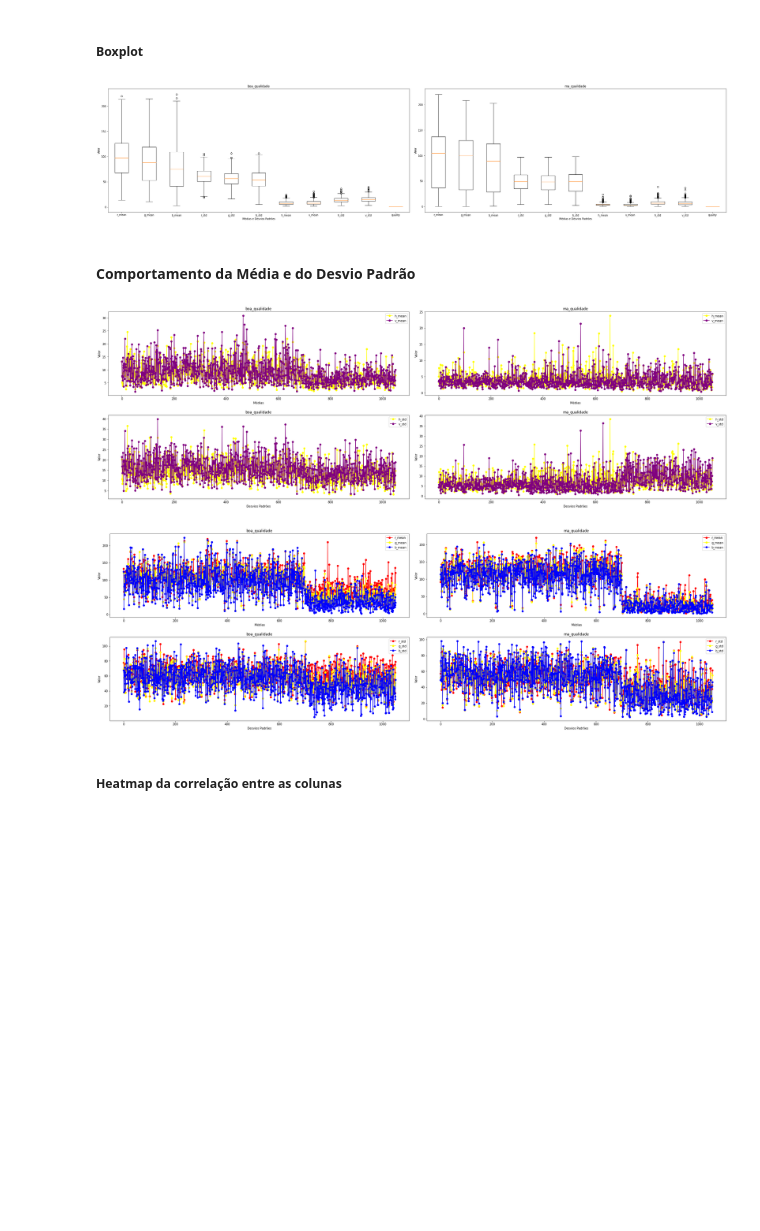
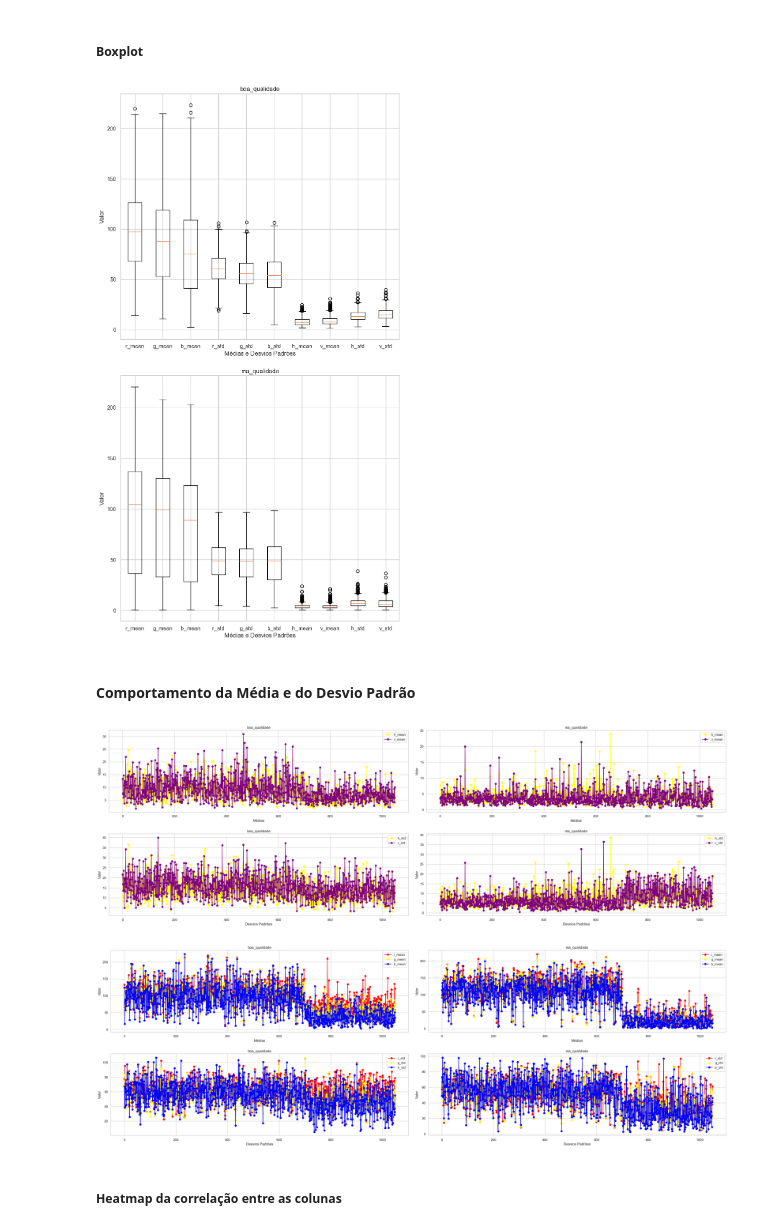
Before and after one commit to rabdiego/final_aprendizagem, a Jupyter notebook: initial_analyzes.ipynb, the cells around one changed output. Drawn from its saved outputs; the diff is of its cells as text; code cells hidden in the pictures; blank space fills up the shorter version.

Commit message:
Removed quality attribute from the boxplot

```diff
--- a/initial_analyzes.ipynb
+++ b/initial_analyzes.ipynb
@@ -126,24 +126,25 @@ df[df.quality_tag == 'ma_qualidade'].describe()
 # %%
 # Lista de classes
 classes = df['quality_tag'].unique()
 
 # Configurações do gráfico
-fig, axs = plt.subplots(nrows=1, ncols=len(classes), figsize=(35,8))
+fig, axs = plt.subplots(nrows=len(classes), ncols=1, figsize=(9,16))
 
-# Traçar boxplot para cada classe
+# Traçar boxplot para cada classe exceto quality
 for i, classe in enumerate(classes):
-    subset = df[df['quality_tag'] == classe].iloc[:, 1:-1]
+    subset = df[df['quality_tag'] == classe].iloc[:, 1:-2]
     labels = subset.columns.tolist()
     data = [subset[col].values for col in labels]
     axs[i].boxplot(data, labels=labels)
     axs[i].set_title(classe)
     axs[i].set_ylabel('Valor')
     axs[i].set_xlabel('Médias e Desvios Padrões')
 
+
 plt.tight_layout(pad=2.0)
 plt.show()
 # %% [output]
-[figure, old version]
+[figure, new version]
 # %% [markdown]
 #### Comportamento da Média e do Desvio Padrão
 # %%
@@ -180,7 +181,7 @@ colors_std = {'h_std': 'yellow', 'v_std': 'purple'}
 
 plot_line_graphs(df, means, std, colors_means, colors_std, classes)
 # %% [output]
-[figure, old version]
+[figure, new version]
 # %%
 classes = df.quality_tag.unique()
 means = df[['r_mean', 'g_mean', 'b_mean']]
@@ -190,7 +191,7 @@ colors_std = {'r_std': 'red', 'g_std': 'yellow', 'b_std': 'blue'}
 
 plot_line_graphs(df, means, std, colors_means, colors_std, classes)
 # %% [output]
-[figure, old version]
+[figure, new version]
 # %% [markdown]
 ##### Heatmap da correlação entre as colunas
 # %%
```
Also changed, not shown: parts of 2 cells of this notebook.
